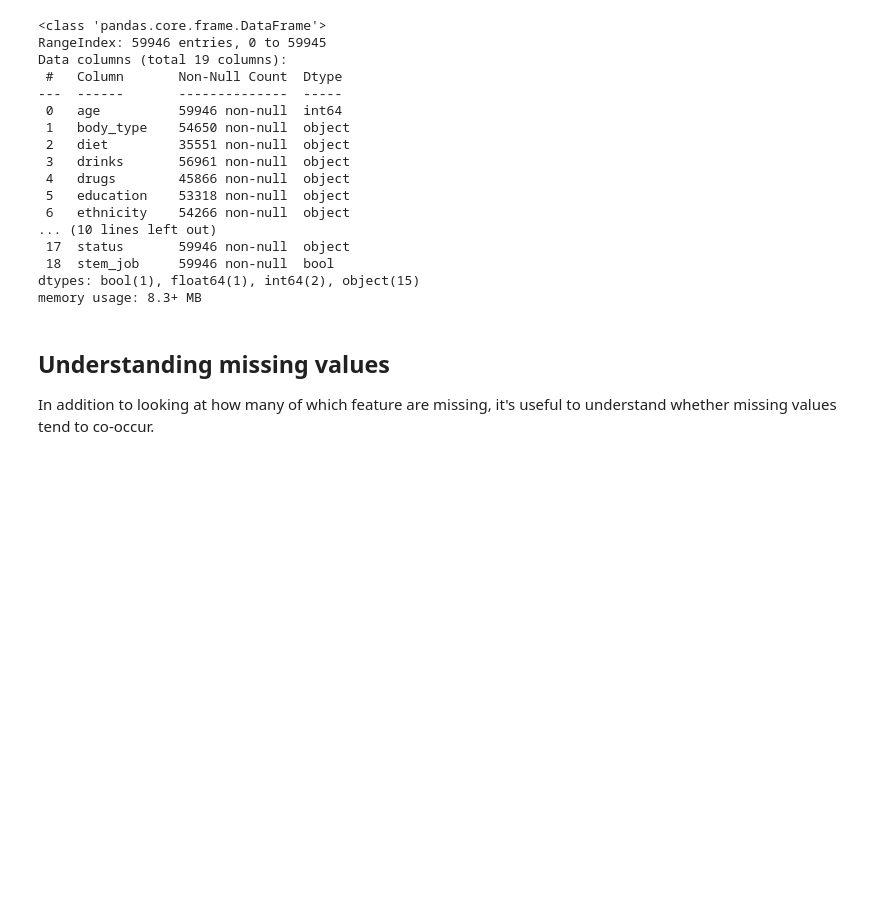
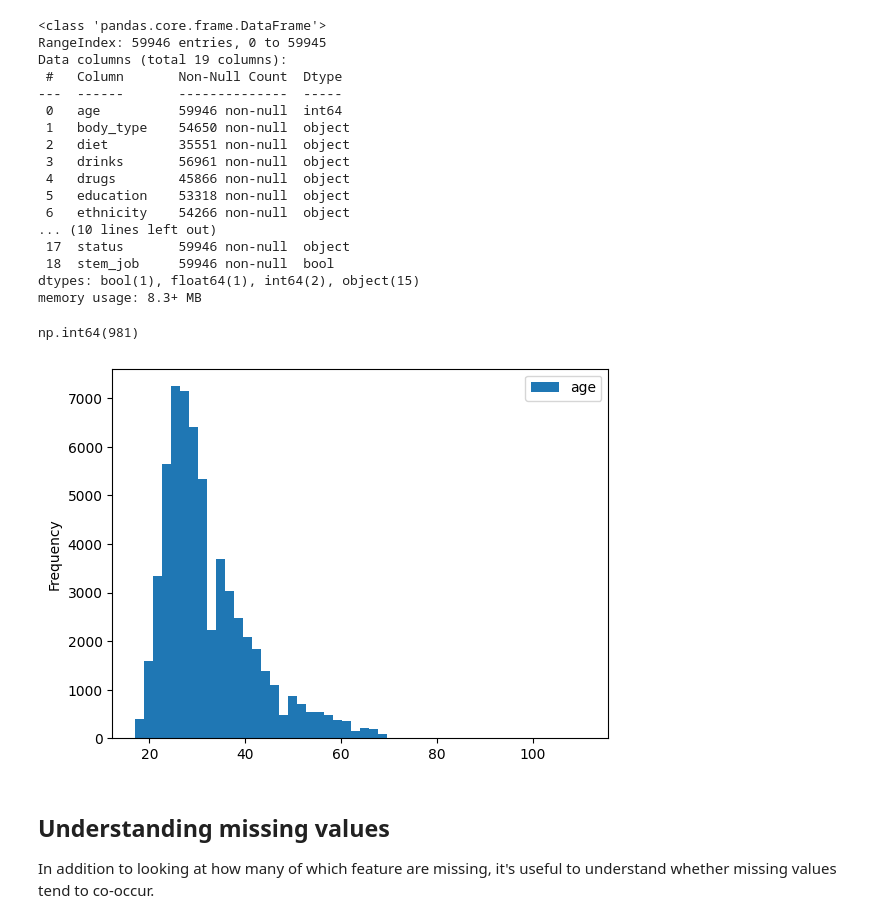
Before and after one commit to mru-data3464/w26, a Jupyter notebook: demo_code/06_missing_weird/ok_cupid_processing.ipynb, the cells around one changed output. Drawn from its saved outputs; the diff is of its cells as text; code cells hidden in the pictures; blank space fills up the shorter version.

```diff
--- a/demo_code/06_missing_weird/ok_cupid_processing.ipynb
+++ b/demo_code/06_missing_weird/ok_cupid_processing.ipynb
@@ -49,6 +49,12 @@ Data columns (total 19 columns):
  18  stem_job     59946 non-null  bool
 dtypes: bool(1), float64(1), int64(2), object(15)
 memory usage: 8.3+ MB
+# %%
+df.plot.hist(column="age", bins=50)
+np.sum(df["age"] > 60)
+# %% [output]
+np.int64(981)
+[figure, added]
 # %% [markdown]
 ## Understanding missing values
 In addition to looking at how many of which feature are missing, it's useful to understand whether missing values tend to co-occur.
```
Also changed, not shown: parts of 2 cells of this notebook, 2 other files.
